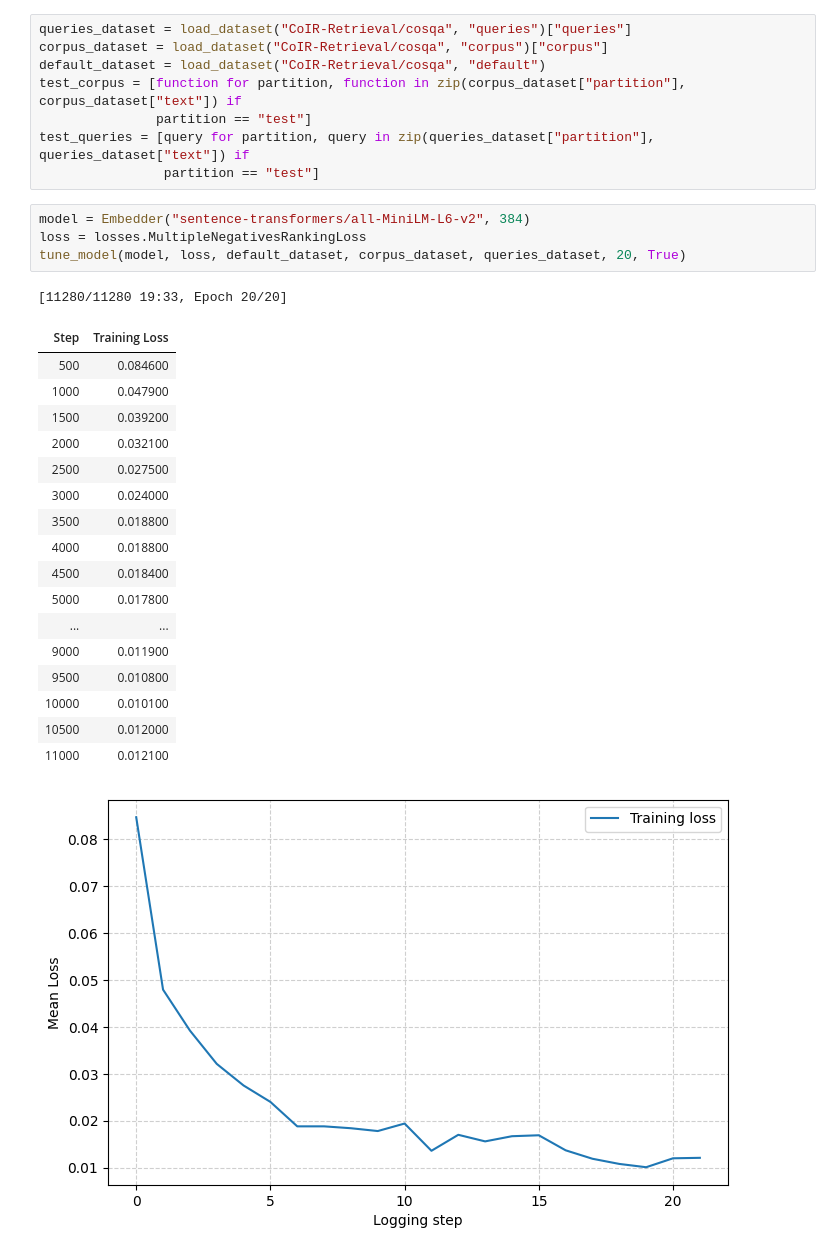
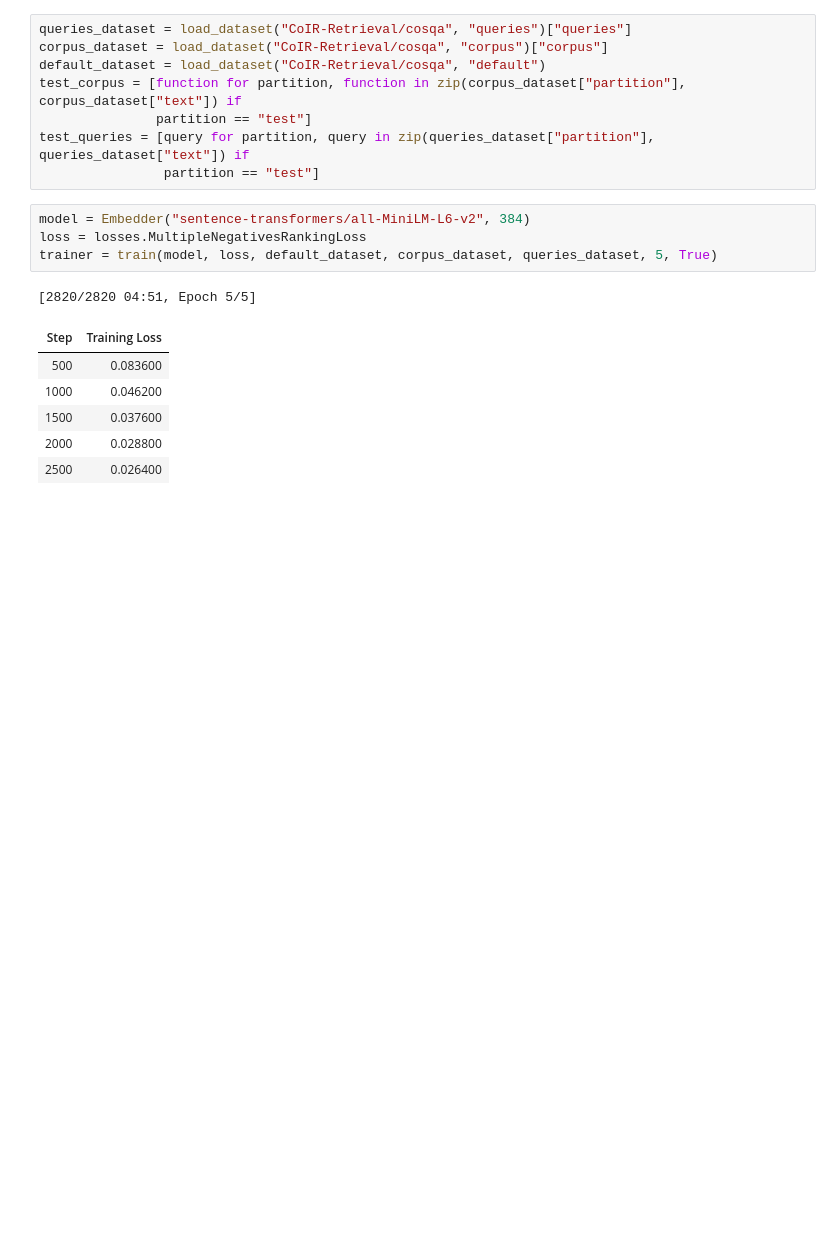
Before and after one commit to Lafore33/searchEngine, a Jupyter notebook: src/notebooks/dense_retrieval.ipynb, the cells around one changed output. Saved outputs shown, nothing was run; the diff lists cells and outputs as text; blank space fills up the shorter version.

```diff
--- a/src/notebooks/dense_retrieval.ipynb
+++ b/src/notebooks/dense_retrieval.ipynb
@@ -16,24 +16,12 @@ test_queries = [query for partition, query in zip(queries_dataset["partition"],
 # %%
 model = Embedder("sentence-transformers/all-MiniLM-L6-v2", 384)
 loss = losses.MultipleNegativesRankingLoss
-tune_model(model, loss, default_dataset, corpus_dataset, queries_dataset, 20, True)
+trainer = train(model, loss, default_dataset, corpus_dataset, queries_dataset, 5, True)
 # %% [output]
-[11280/11280 19:33, Epoch 20/20]
+[2820/2820 04:51, Epoch 5/5]
 | Step | Training Loss |
-| 500 | 0.084600 |
-| 1000 | 0.047900 |
-| 1500 | 0.039200 |
-| 2000 | 0.032100 |
-| 2500 | 0.027500 |
-| 3000 | 0.024000 |
-| 3500 | 0.018800 |
-| 4000 | 0.018800 |
-| 4500 | 0.018400 |
-| 5000 | 0.017800 |
-| ... | ... |
-| 9000 | 0.011900 |
-| 9500 | 0.010800 |
-| 10000 | 0.010100 |
-| 10500 | 0.012000 |
-| 11000 | 0.012100 |
+| 500 | 0.083600 |
+| 1000 | 0.046200 |
+| 1500 | 0.037600 |
+| 2000 | 0.028800 |
+| 2500 | 0.026400 |
-[figure, removed]
```
Also changed, not shown: parts of 3 cells of this notebook, 12 other files.
